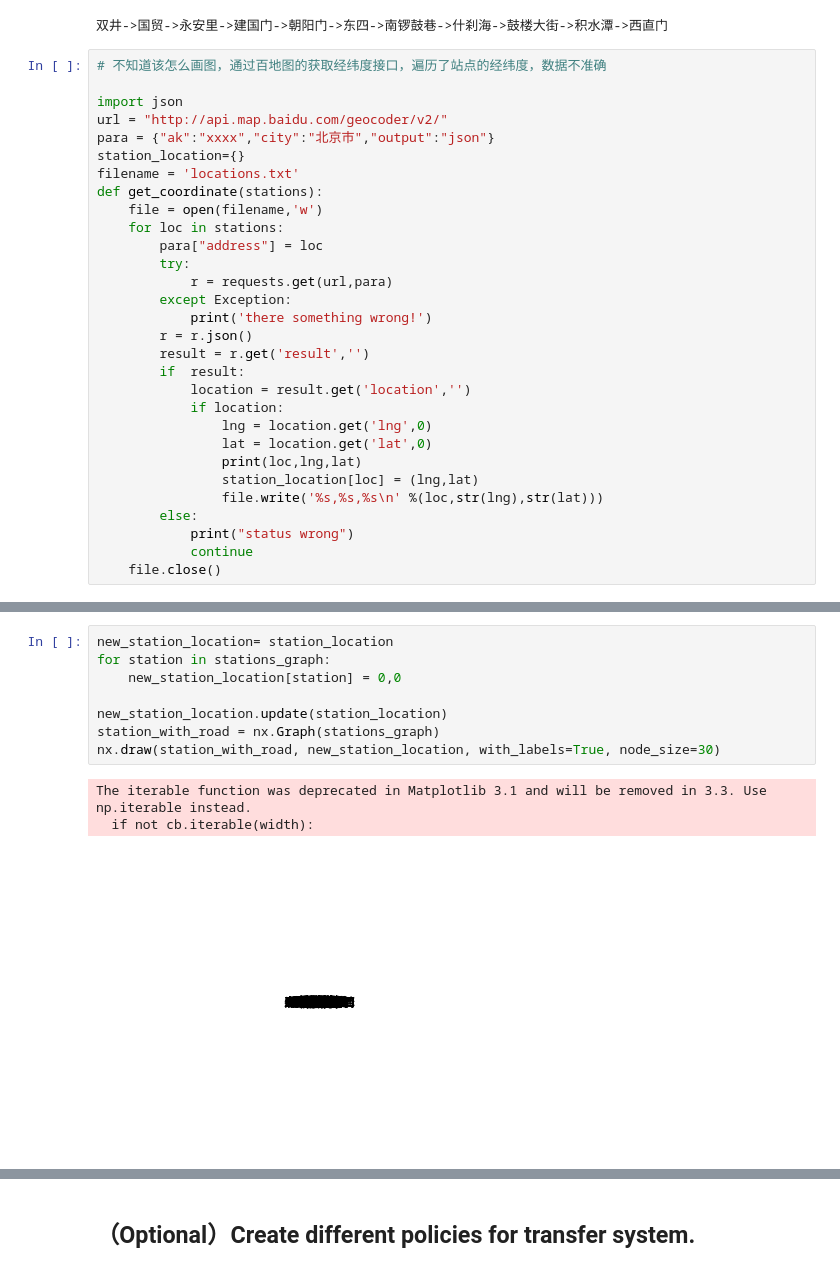
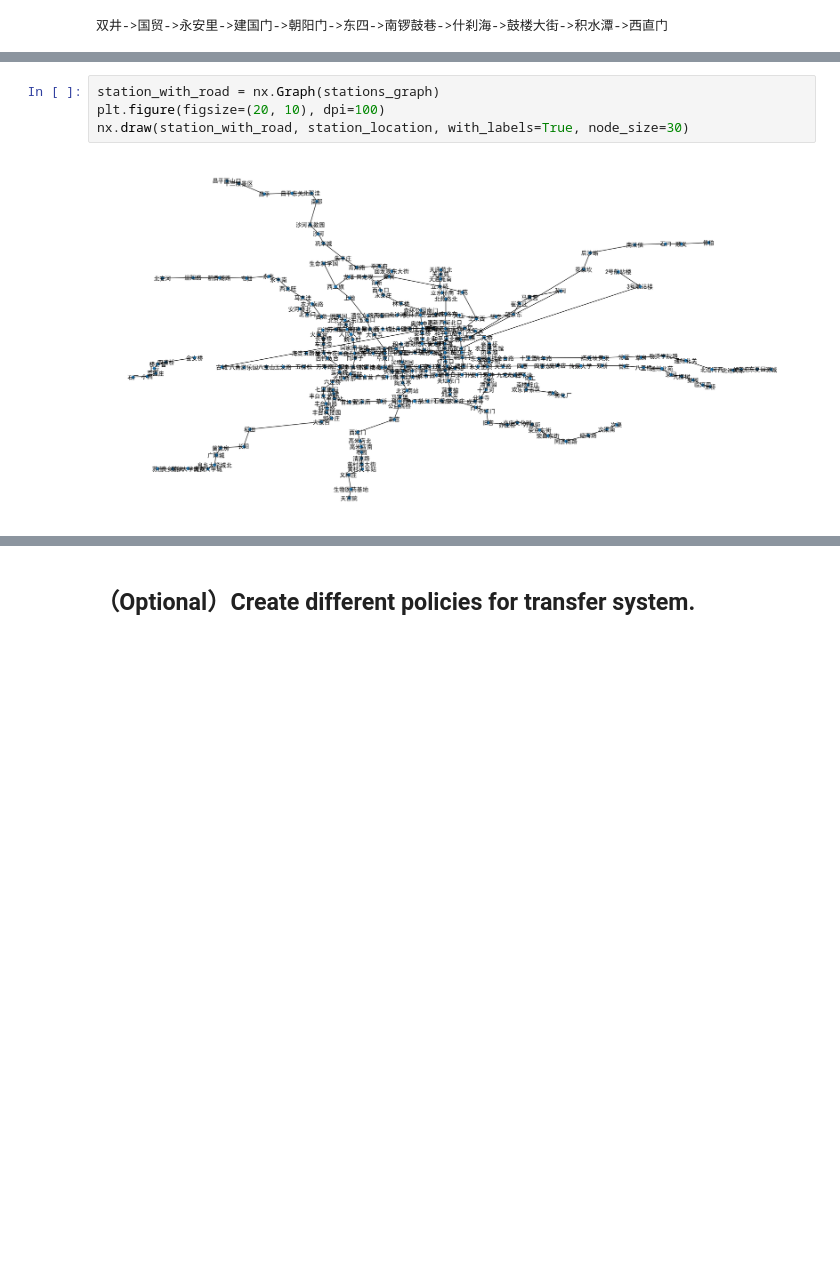
Before and after one commit to zhengjiali/homework, a Jupyter notebook: Assignment-02.ipynb, the cells around one changed output, grey strips where cells are left out. Cells and saved outputs as stored; diff of their text form; blank space fills up the shorter version.

```diff
--- a/Assignment-02.ipynb
+++ b/Assignment-02.ipynb
@@ -211,33 +211,3 @@ def get_least_len(line):
 print(get_best_path('双井','西直门',stations_graph))
 # %% [output]
 双井->国贸->永安里->建国门->朝阳门->东四->南锣鼓巷->什刹海->鼓楼大街->积水潭->西直门
-# %%
-# 不知道该怎么画图，通过百地图的获取经纬度接口，遍历了站点的经纬度，数据不准确
-
-import json
-url = "http://api.map.baidu.com/geocoder/v2/"
-para = {"ak":"xxxx","city":"北京市","output":"json"}
-station_location={}
-filename = 'locations.txt'
-def get_coordinate(stations):
-    file = open(filename,'w')
-    for loc in stations:
-        para["address"] = loc
-        try:
-            r = requests.get(url,para)
-        except Exception:
-            print('there something wrong!')
-        r = r.json()
-        result = r.get('result','')
-        if  result:
-            location = result.get('location','')
-            if location:
-                lng = location.get('lng',0)
-                lat = location.get('lat',0)
-                print(loc,lng,lat)
-                station_location[loc] = (lng,lat)
-                file.write('%s,%s,%s\n' %(loc,str(lng),str(lat)))
-        else:
-            print("status wrong")
-            continue
-    file.close()
@@ -275,13 +229,7 @@ nx.draw(subway_graph, station_location,with_labels=True, node_size=10)
 # %%
-new_station_location= station_location
-for station in stations_graph:
-    new_station_location[station] = 0,0
-
-new_station_location.update(station_location)
 station_with_road = nx.Graph(stations_graph)
-nx.draw(station_with_road, new_station_location, with_labels=True, node_size=30)
+plt.figure(figsize=(20, 10), dpi=100)
+nx.draw(station_with_road, station_location, with_labels=True, node_size=30)
 # %% [output]
-The iterable function was deprecated in Matplotlib 3.1 and will be removed in 3.3. Use np.iterable instead.
-  if not cb.iterable(width):
-[figure, old version]
+[figure, new version]
 # %%
```
Also changed, not shown: parts of 4 cells of this notebook.
